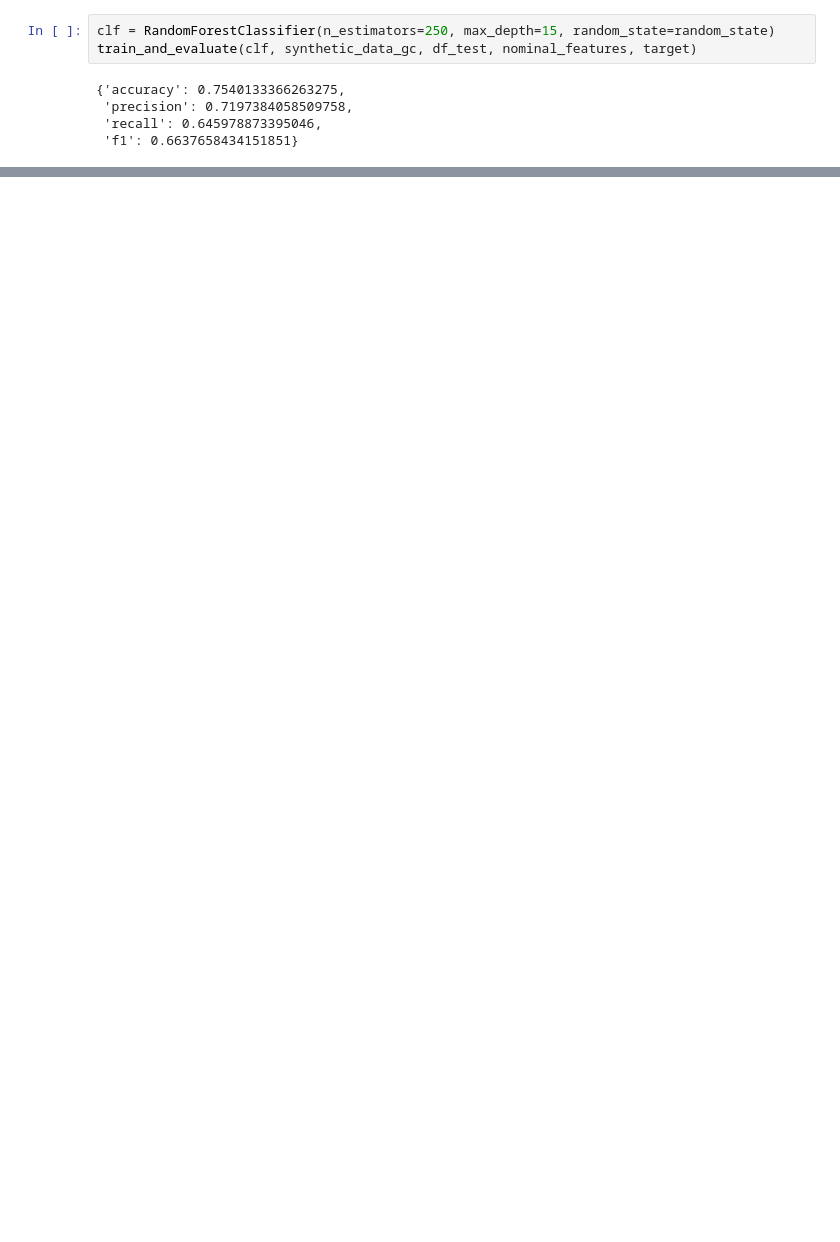
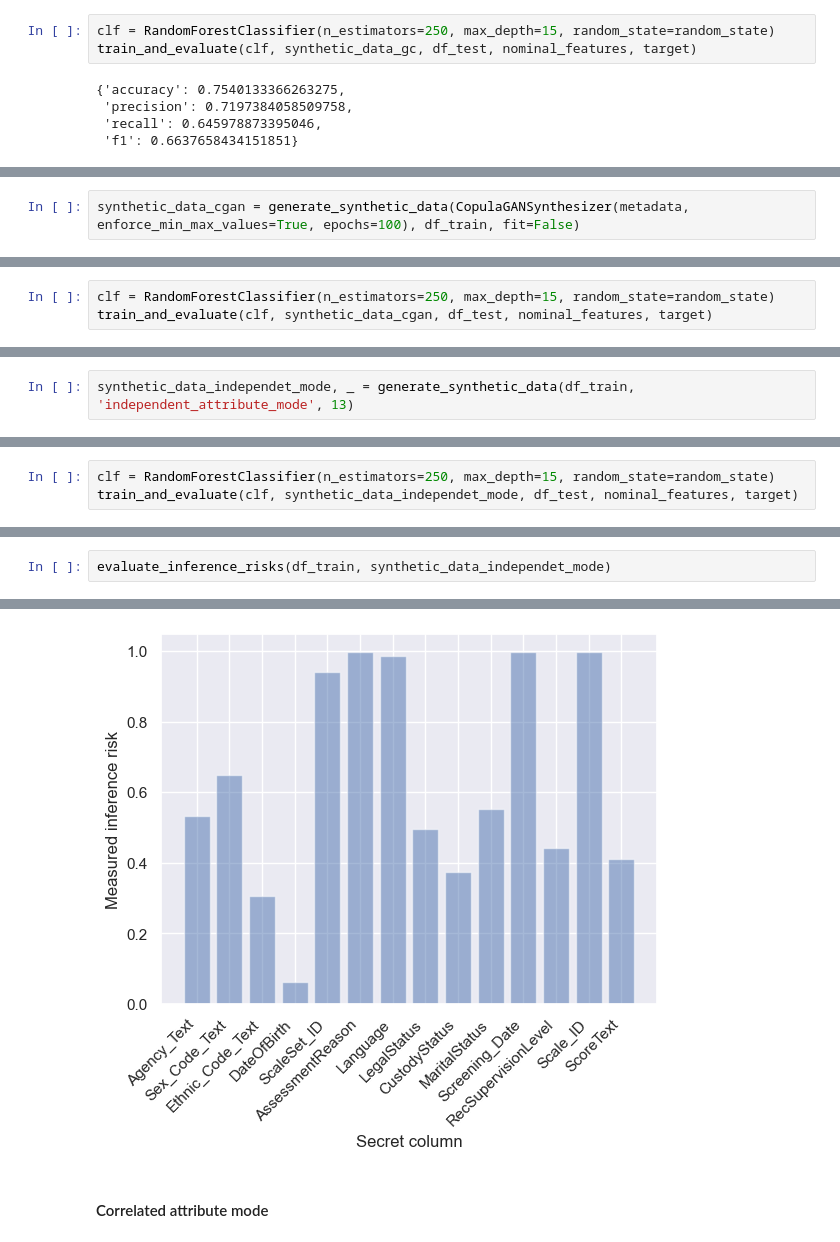
Before and after one commit to mkleinegger/data-synthesizer-evaluation, a Jupyter notebook: notebook.ipynb, the cells around one changed output, grey strips where cells are left out. Drawn from its saved outputs; the diff is of its cells as text; blank space fills up the shorter version.

```diff
--- a/notebook.ipynb
+++ b/notebook.ipynb
@@ -289,0 +565,2 @@ Attack is as good or worse as baseline model. Estimated rates: attack = 0.998086
+# %%
+synthetic_data_cgan = generate_synthetic_data(CopulaGANSynthesizer(metadata, enforce_min_max_values=True, epochs=100), df_train, fit=False)
@@ -289,0 +629,3 @@ Attack is as good or worse as baseline model. Estimated rates: attack = 0.998086
+# %%
+clf = RandomForestClassifier(n_estimators=250, max_depth=15, random_state=random_state)
+train_and_evaluate(clf, synthetic_data_cgan, df_test, nominal_features, target)
@@ -289,0 +668,2 @@ Attack is as good or worse as baseline model. Estimated rates: attack = 0.998086
+# %%
+synthetic_data_independet_mode, _ = generate_synthetic_data(df_train, 'independent_attribute_mode', 13)
@@ -289,0 +732,3 @@ Attack is as good or worse as baseline model. Estimated rates: attack = 0.998086
+# %%
+clf = RandomForestClassifier(n_estimators=250, max_depth=15, random_state=random_state)
+train_and_evaluate(clf, synthetic_data_independet_mode, df_test, nominal_features, target)
@@ -289,0 +750,3 @@ Attack is as good or worse as baseline model. Estimated rates: attack = 0.998086
+# %%
+evaluate_inference_risks(df_train, synthetic_data_independet_mode)
+# %% [output]
@@ -289,0 +770,3 @@ Attack is as good or worse as baseline model. Estimated rates: attack = 0.998086
+[figure, added]
+# %% [markdown]
+#### Correlated attribute mode
```
Also changed, not shown: parts of 116 cells of this notebook, 1 other file.
